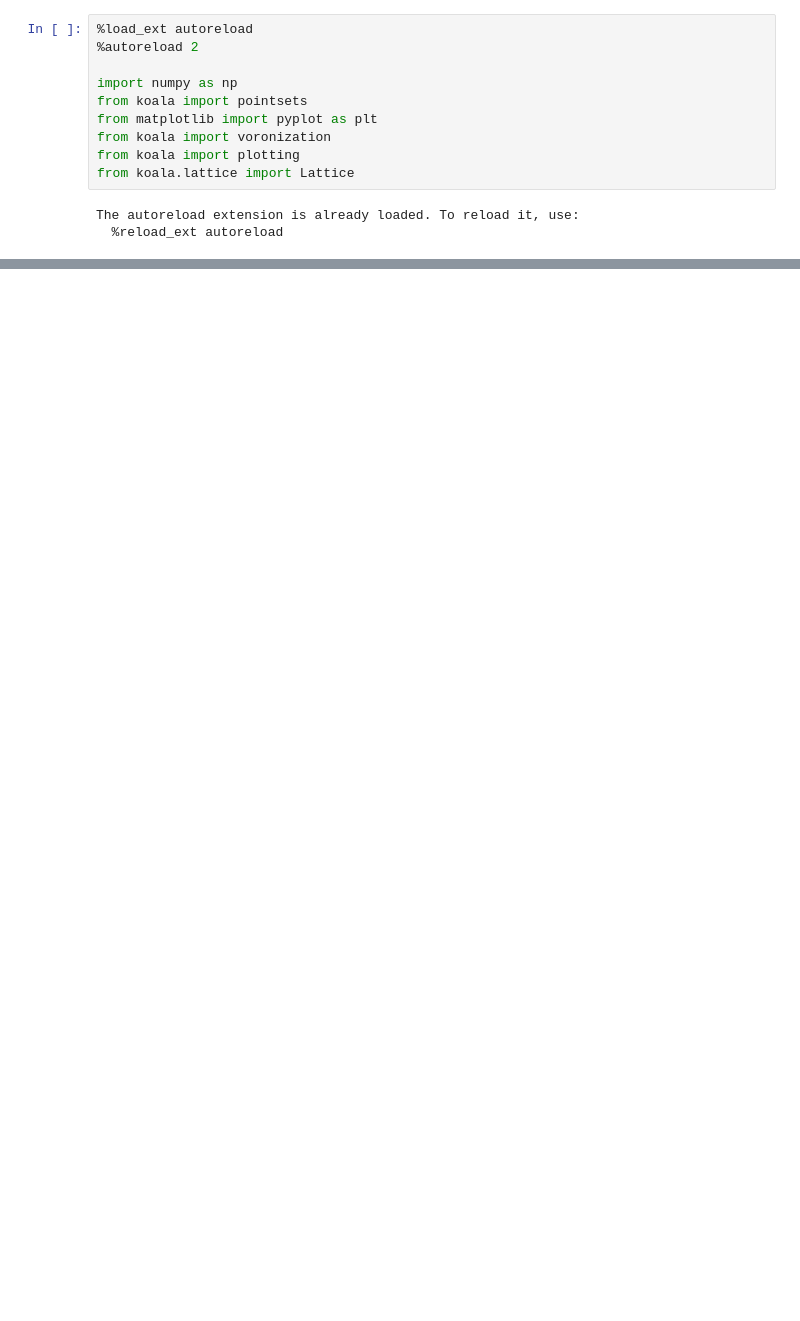
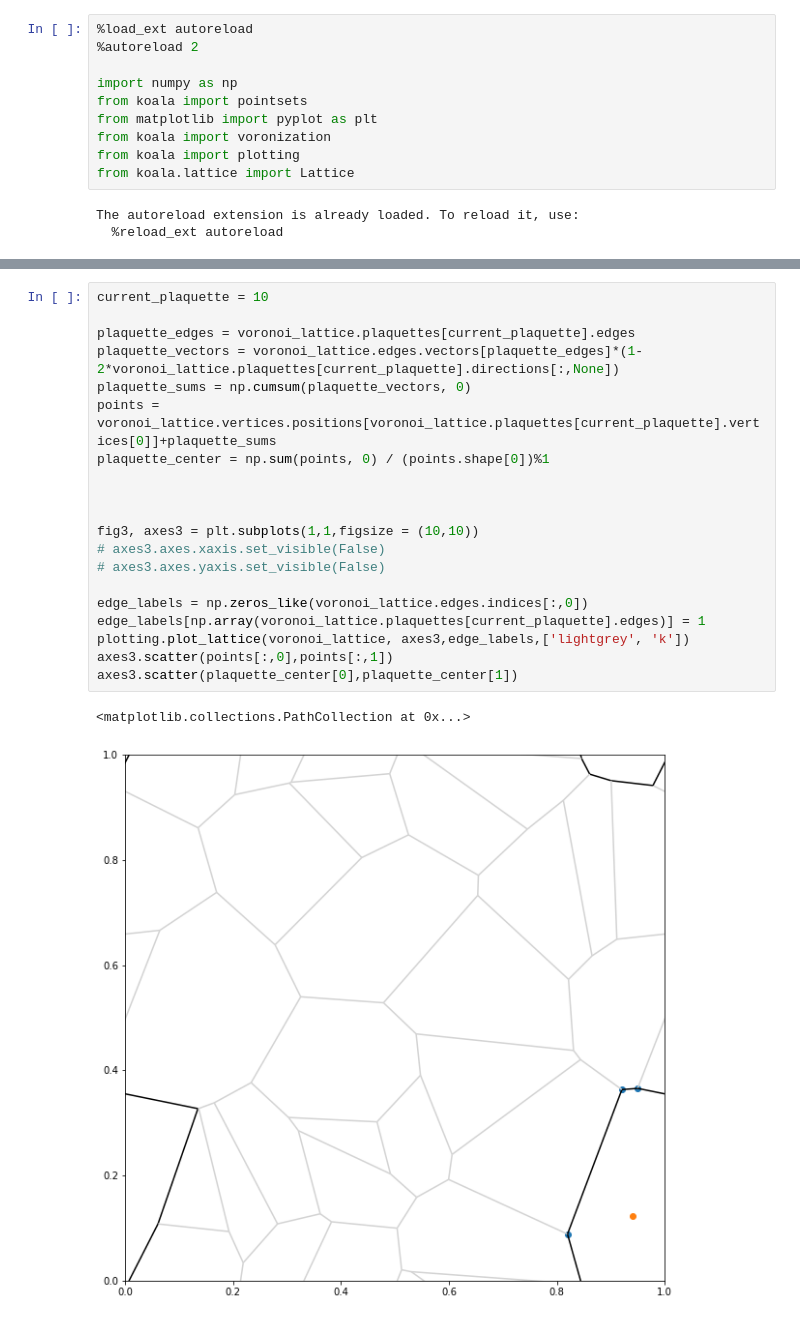
Before and after one commit to Imperial-CMTH/koala, a Jupyter notebook: examples/plaquette_finding_examples.ipynb, the cells around one changed output, grey strips where cells are left out. Saved outputs shown, nothing was run; the diff lists cells and outputs as text; blank space fills up the shorter version.

```diff
--- a/examples/plaquette_finding_examples.ipynb
+++ b/examples/plaquette_finding_examples.ipynb
@@ -85,0 +90,23 @@ for ax, current_plaquette in zip(axes2.flatten(), range(len(voronoi_lattice.plaq
+# %%
+current_plaquette = 10
+
+plaquette_edges = voronoi_lattice.plaquettes[current_plaquette].edges
+plaquette_vectors = voronoi_lattice.edges.vectors[plaquette_edges]*(1-2*voronoi_lattice.plaquettes[current_plaquette].directions[:,None])
+plaquette_sums = np.cumsum(plaquette_vectors, 0)
+points = voronoi_lattice.vertices.positions[voronoi_lattice.plaquettes[current_plaquette].vertices[0]]+plaquette_sums
+plaquette_center = np.sum(points, 0) / (points.shape[0])%1
+
+
+
+fig3, axes3 = plt.subplots(1,1,figsize = (10,10))
+# axes3.axes.xaxis.set_visible(False)
+# axes3.axes.yaxis.set_visible(False)
+
+edge_labels = np.zeros_like(voronoi_lattice.edges.indices[:,0])
+edge_labels[np.array(voronoi_lattice.plaquettes[current_plaquette].edges)] = 1
+plotting.plot_lattice(voronoi_lattice, axes3,edge_labels,['lightgrey', 'k'])
+axes3.scatter(points[:,0],points[:,1])
+axes3.scatter(plaquette_center[0],plaquette_center[1])
+# %% [output]
+<matplotlib.collections.PathCollection at 0x...>
+[figure, added]
```
Also changed, not shown: parts of 4 cells of this notebook, 1 other file.
